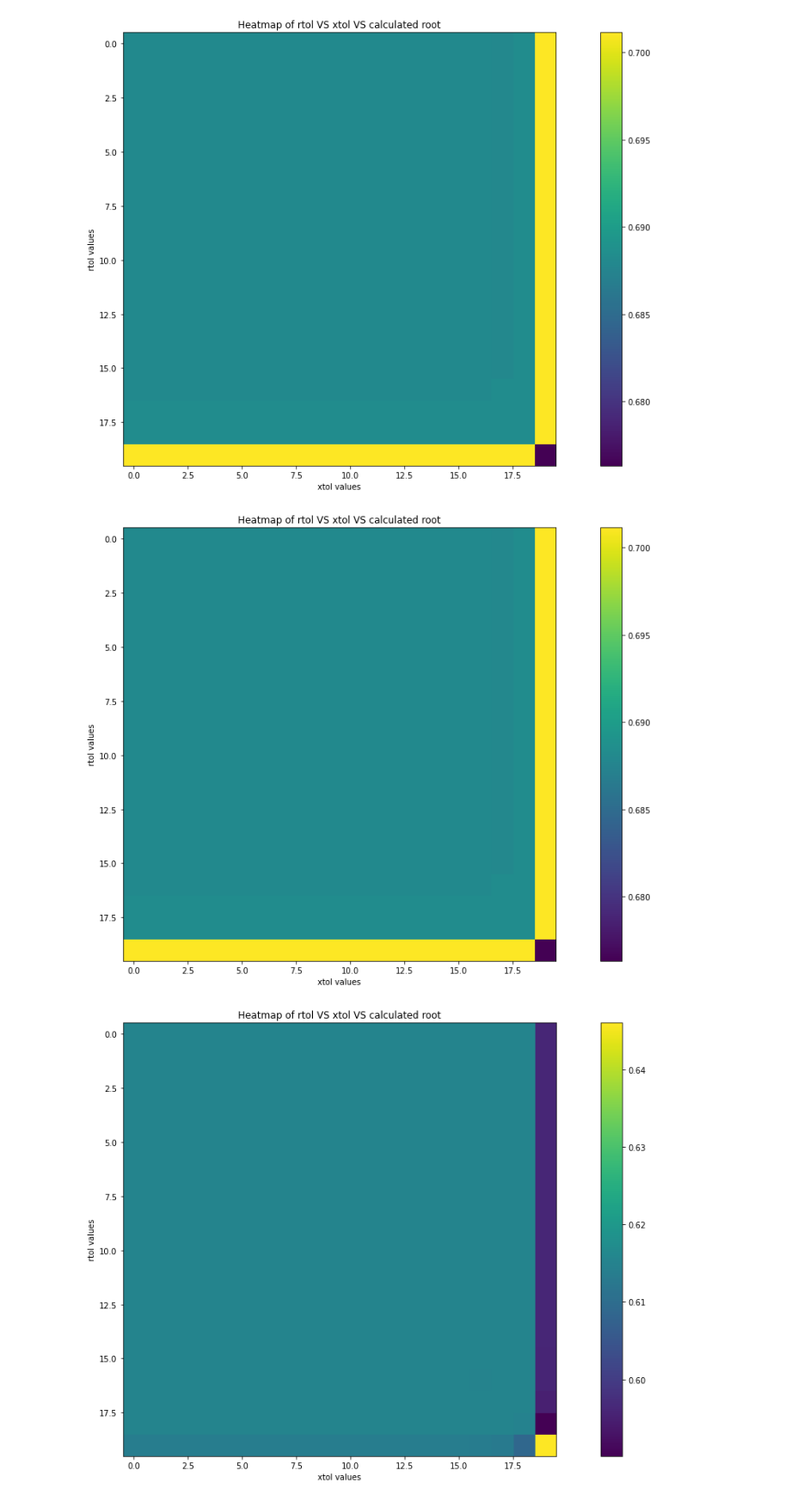
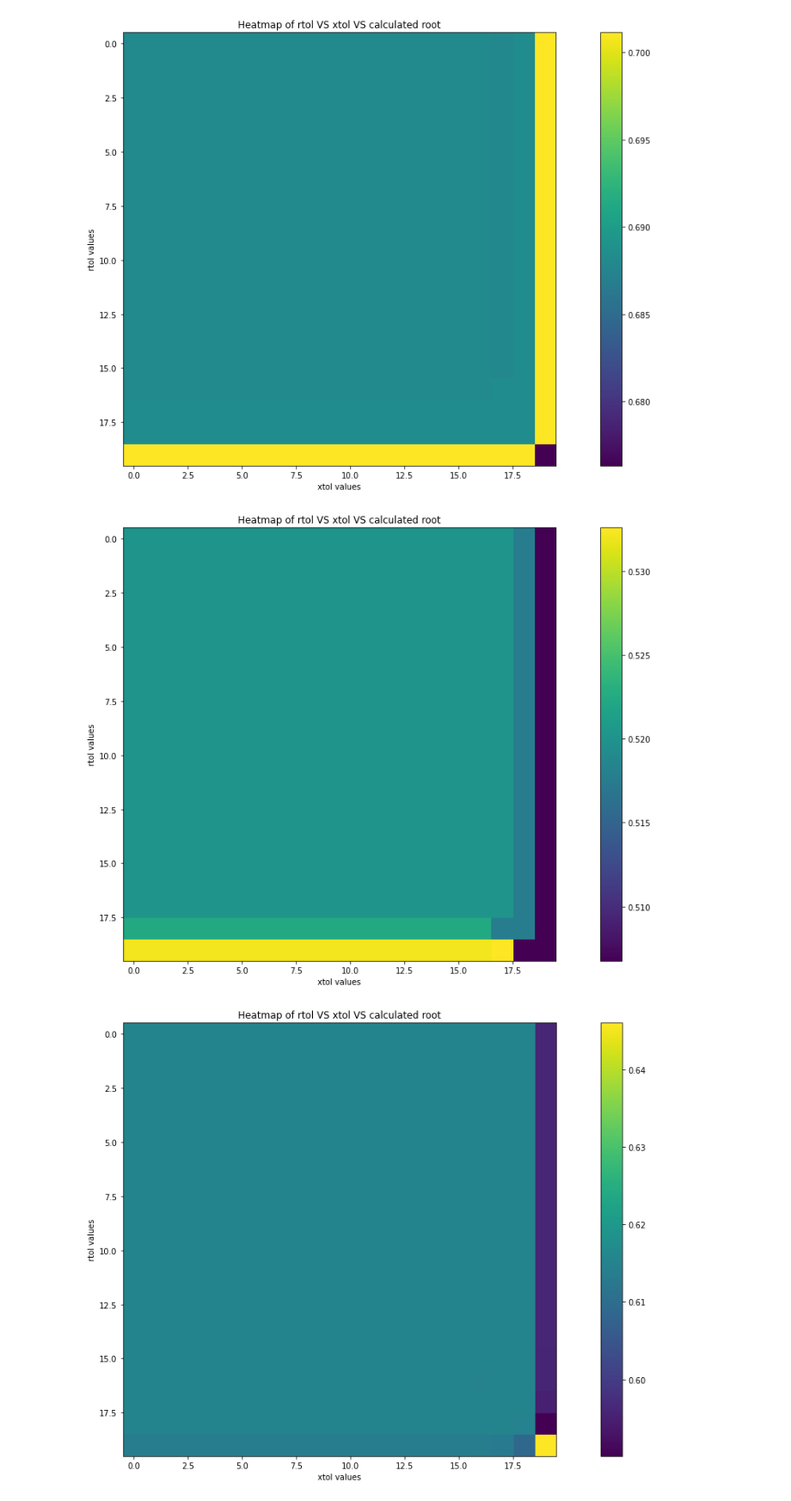
Before and after one commit to MichalisPanayides/AmbulanceDecisionGame, a Jupyter notebook: nbs/src/GameTheoryModel/brentq_plots.ipynb, the cells around one changed output. Shown at 86% size. Cells and saved outputs as stored; diff of their text form; code cells hidden in the pictures.

Commit message:
Run several times the brent's plot of xtol vs rtol

```diff
--- a/nbs/src/GameTheoryModel/brentq_plots.ipynb
+++ b/nbs/src/GameTheoryModel/brentq_plots.ipynb
@@ -108,24 +117,24 @@ calc_roots = get_brentq_tolerance_heatmaps(
 [figure]
 # %%
 calc_roots = get_brentq_tolerance_heatmaps(
-    lambda_2=2,
+    lambda_2=20,
     lambda_1_1=1,
     lambda_1_2=1,
     mu_1=3,
     mu_2=2,
     num_of_servers_1=2,
     num_of_servers_2=3,
     threshold_1=5,
     threshold_2=4,
     system_capacity_1=6,
     system_capacity_2=6,
     buffer_capacity_1=4,
     buffer_capacity_2=4,
     xtol_values=np.logspace(start=-20, stop=-1, num=20),
     rtol_values=np.logspace(start=-15, stop=-1, num=20),
 )
 # %% [output]
-[figure, old version]
+[figure, new version]
 # %%
 calc_roots = get_brentq_tolerance_heatmaps(
     lambda_2=3,
```
Also changed, not shown: parts of 4 cells of this notebook.
